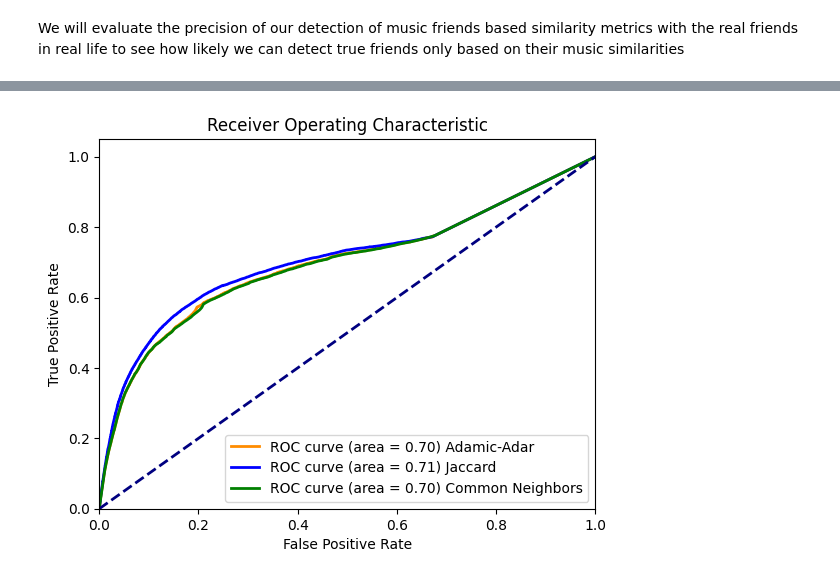
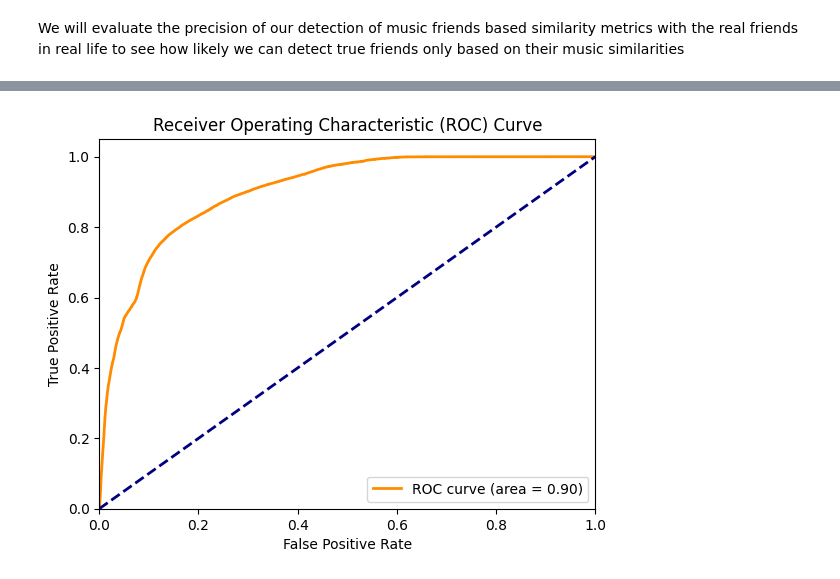
Before and after one commit to FatimaBakkas/melodic-links, a Jupyter notebook: test.ipynb, the cells around one changed output, grey strips where cells are left out. Saved outputs shown, nothing was run; the diff lists cells and outputs as text; code cells hidden in the pictures.

```diff
--- a/test.ipynb
+++ b/test.ipynb
@@ -184,0 +243,19 @@ pairs_df.head()
+# %%
+def df_to_edge_tensor(df, mapping):
+    # For each row in the DataFrame, convert original user IDs to indices.
+    edges = []
+    for _, row in df.iterrows():
+        try:
+            u_idx = mapping[row['user1']]
+            v_idx = mapping[row['user2']]
+            edges.append([u_idx, v_idx])
+        except KeyError as e:
+            print(f"Warning: {e} not found in mapping. Skipping pair ({row['user1']}, {row['user2']}).")
+    return torch.tensor(edges, dtype=torch.long).t().contiguous()
+
+# Convert the training and testing DataFrames to candidate edge tensors.
+train_pairs = df_to_edge_tensor(train_df, mapping)
+train_labels = torch.tensor(train_df['mf_jc'].values, dtype=torch.float)
+
+test_pairs = df_to_edge_tensor(test_df, mapping)
+test_labels = torch.tensor(test_df['mf_jc'].values, dtype=torch.float)
@@ -185,30 +346,22 @@ pairs_df.head()
 # %%
-from sklearn.metrics import roc_curve, auc, precision_recall_curve, average_precision_score
+model.eval()
+with torch.no_grad():
+    pred = model(data, test_pairs)
+    auc = roc_auc_score(test_labels.cpu(), pred.cpu())
 
-# Calculate ROC curve and AUC for Adamic-Adar
-fpr_aa, tpr_aa, _ = roc_curve(pairs_df['is_friend'], pairs_df['adamic_adar'])
-roc_auc_aa = auc(fpr_aa, tpr_aa)
+# Calculate the ROC curve
+fpr, tpr, _ = roc_curve(test_labels.cpu(), pred.cpu())
 
-# Calculate ROC curve and AUC for Jaccard
-fpr_jc, tpr_jc, _ = roc_curve(pairs_df['is_friend'], pairs_df['jaccard'])
-roc_auc_jc = auc(fpr_jc, tpr_jc)
-
-# Calculate ROC curve and AUC for Common Neighbors
-fpr_cn, tpr_cn, _ = roc_curve(pairs_df['is_friend'], pairs_df['common_neighbors'])
-roc_auc_cn = auc(fpr_cn, tpr_cn)
-
-# Plot ROC curves
+# Plot the ROC curve
 plt.figure()
-plt.plot(fpr_aa, tpr_aa, color='darkorange', lw=2, label='ROC curve (area = %0.2f) Adamic-Adar' % roc_auc_aa)
-plt.plot(fpr_jc, tpr_jc, color='blue', lw=2, label='ROC curve (area = %0.2f) Jaccard' % roc_auc_jc)
-plt.plot(fpr_cn, tpr_cn, color='green', lw=2, label='ROC curve (area = %0.2f) Common Neighbors' % roc_auc_cn)
+plt.plot(fpr, tpr, color='darkorange', lw=2, label=f'ROC curve (area = {auc:.2f})')
 plt.plot([0, 1], [0, 1], color='navy', lw=2, linestyle='--')
 plt.xlim([0.0, 1.0])
 plt.ylim([0.0, 1.05])
 plt.xlabel('False Positive Rate')
 plt.ylabel('True Positive Rate')
-plt.title('Receiver Operating Characteristic')
+plt.title('Receiver Operating Characteristic (ROC) Curve')
 plt.legend(loc="lower right")
 plt.show()
 # %% [output]
-[figure, old version]
+[figure, new version]
```
Also changed, not shown: parts of 13 cells of this notebook.
